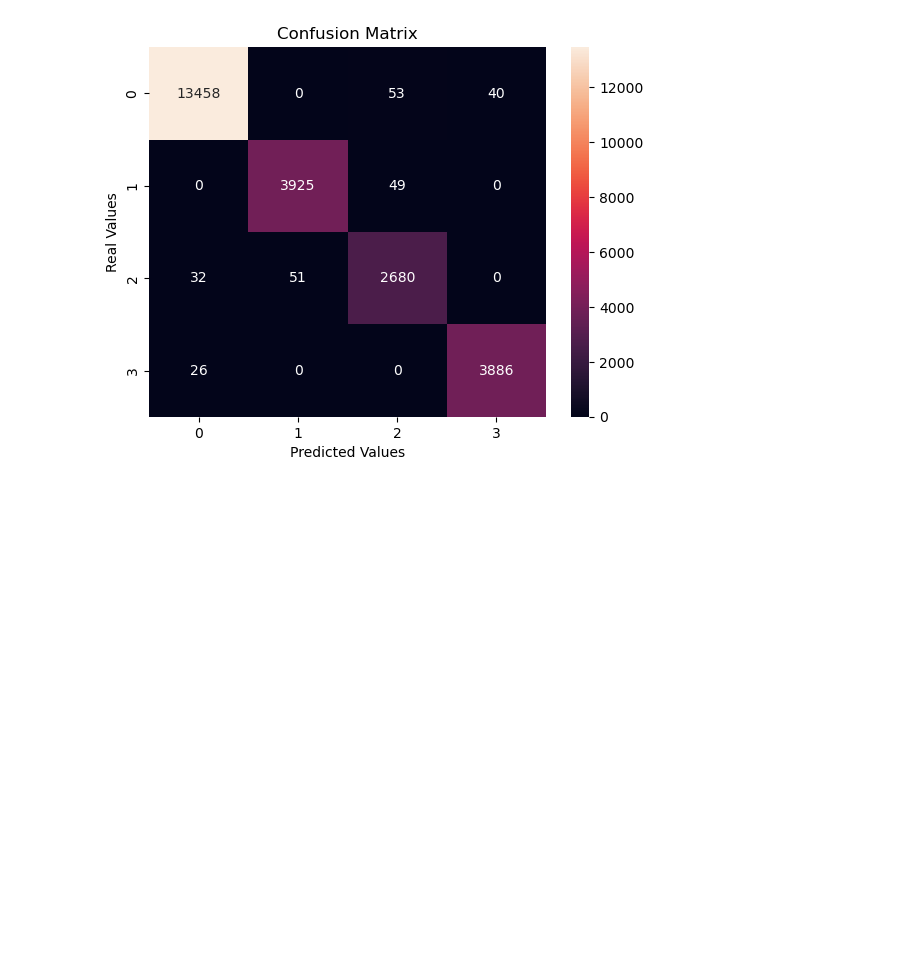
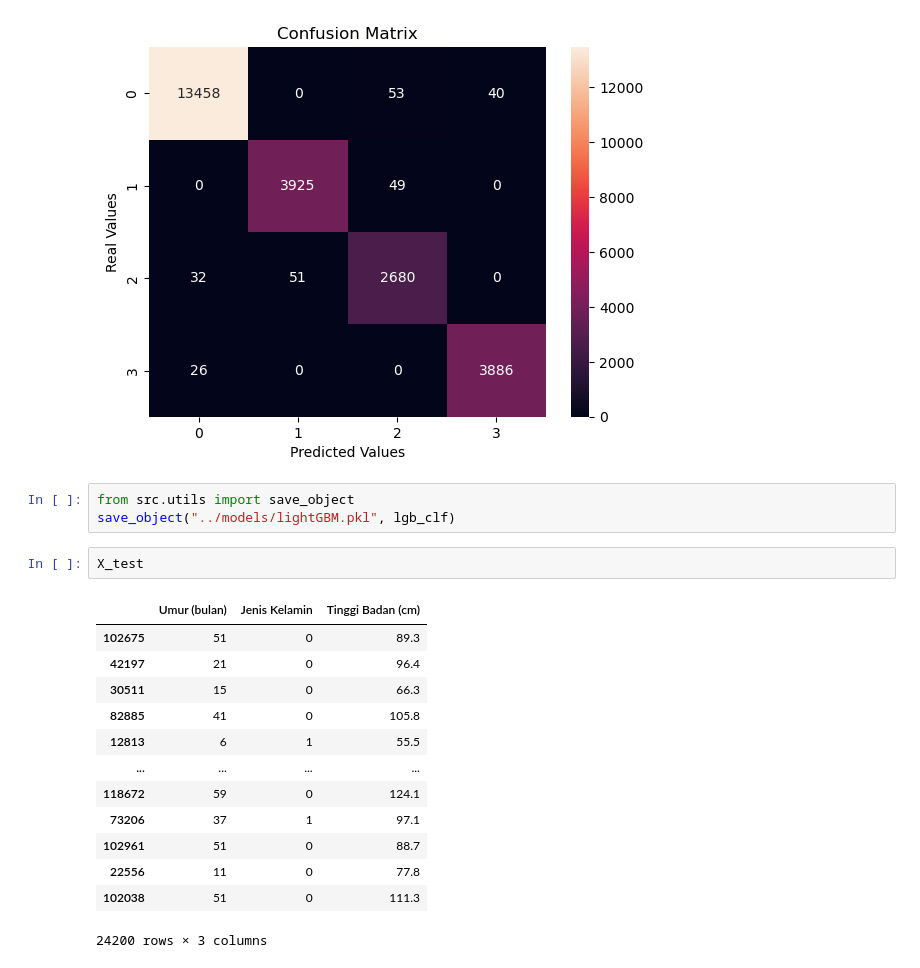
Before and after one commit to JustAthar19/Stunting-Prediction, a Jupyter notebook: notebooks/notebook.ipynb, the cells around one changed output. Cells and saved outputs as stored; diff of their text form; blank space fills up the shorter version.

```diff
--- a/notebooks/notebook.ipynb
+++ b/notebooks/notebook.ipynb
@@ -273,3 +273,22 @@ model_metrics = evaluate_classifier(y_test, y_pred, y_probas)
    macro avg       0.98      0.99      0.99     24200
 weighted avg       0.99      0.99      0.99     24200
 [figure]
+# %%
+from src.utils import save_object
+save_object("../models/lightGBM.pkl", lgb_clf)
+# %%
+X_test
+# %% [output]
+|  | Umur (bulan) | Jenis Kelamin | Tinggi Badan (cm) |
+| 102675 | 51 | 0 | 89.3 |
+| 42197 | 21 | 0 | 96.4 |
+| 30511 | 15 | 0 | 66.3 |
+| 82885 | 41 | 0 | 105.8 |
+| 12813 | 6 | 1 | 55.5 |
+| ... | ... | ... | ... |
+| 118672 | 59 | 0 | 124.1 |
+| 73206 | 37 | 1 | 97.1 |
+| 102961 | 51 | 0 | 88.7 |
+| 22556 | 11 | 0 | 77.8 |
+| 102038 | 51 | 0 | 111.3 |
+24200 rows × 3 columns
```
Also changed, not shown: parts of 3 cells of this notebook, 31 other files.
